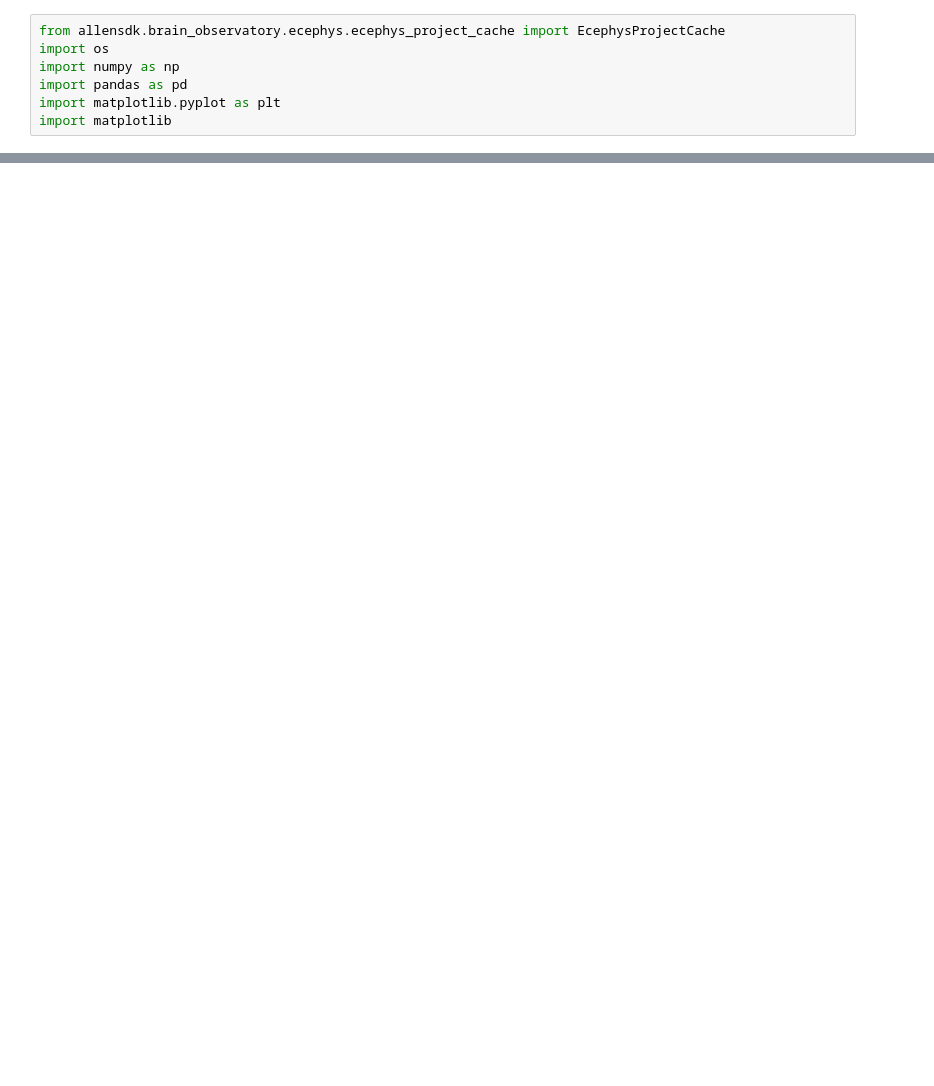
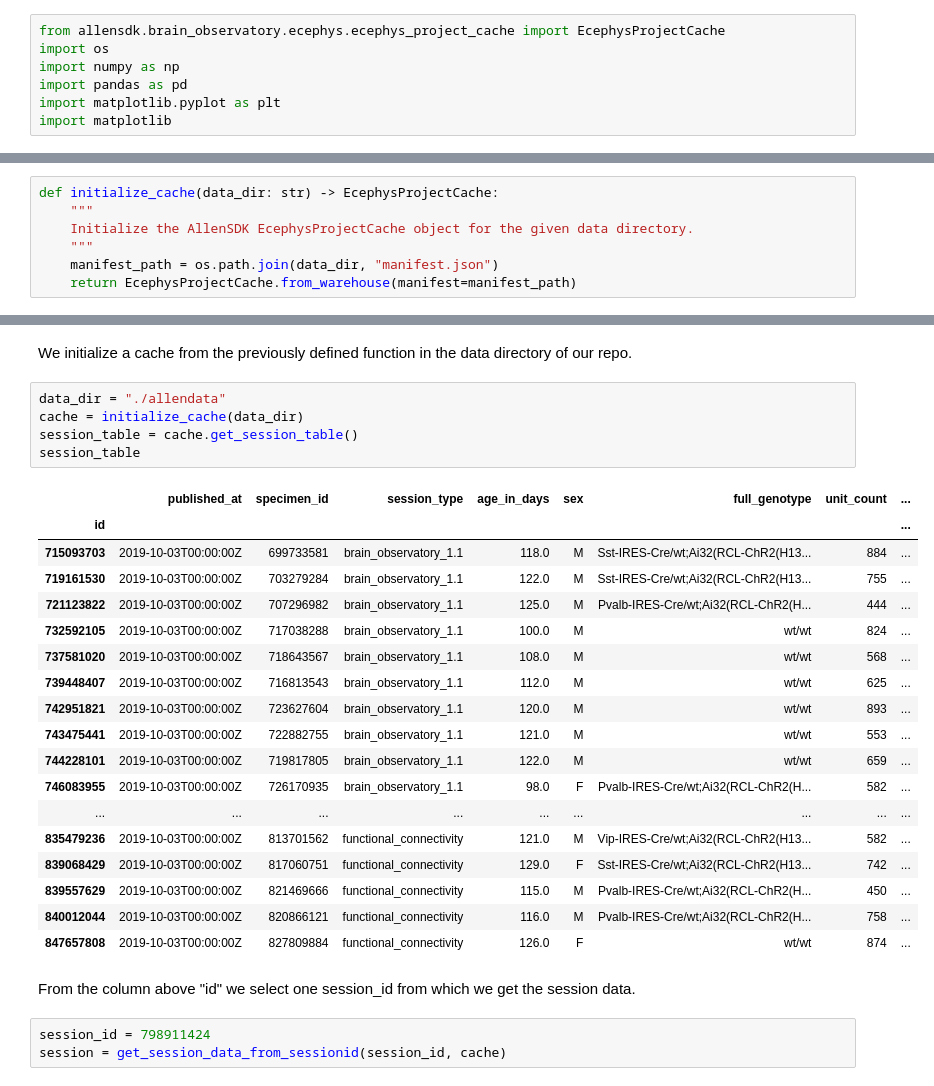
Before and after one commit to FilippoRonzino/mathematical-modelling-for-neuroscience, a Jupyter notebook: import_data.ipynb, the cells around one changed output, grey strips where cells are left out. Cells and saved outputs as stored; diff of their text form; blank space fills up the shorter version.

Commit message:
refactored import_data

```diff
--- a/import_data.ipynb
+++ b/import_data.ipynb
@@ -119,0 +8,7 @@ static_dataset.to_parquet(f'ourdata/static_dataset_session_{session}.parquet')
+# %%
+def initialize_cache(data_dir: str) -> EcephysProjectCache:
+    """
+    Initialize the AllenSDK EcephysProjectCache object for the given data directory.
+    """
+    manifest_path = os.path.join(data_dir, "manifest.json")
+    return EcephysProjectCache.from_warehouse(manifest=manifest_path)
@@ -119,0 +60,31 @@ static_dataset.to_parquet(f'ourdata/static_dataset_session_{session}.parquet')
+# %% [markdown]
+We initialize a cache from the previously defined function in the data directory of our repo.
+# %%
+data_dir = "./allendata"
+cache = initialize_cache(data_dir)
+session_table = cache.get_session_table()
+session_table
+# %% [output]
+|  | published_at | specimen_id | session_type | age_in_days | sex | full_genotype | unit_count | ... |
+| id |  |  |  |  |  |  |  | ... |
+| 715093703 | 2019-10-03T00:00:00Z | 699733581 | brain_observatory_1.1 | 118.0 | M | Sst-IRES-Cre/wt;Ai32(RCL-ChR2(H13... | 884 | ... |
+| 719161530 | 2019-10-03T00:00:00Z | 703279284 | brain_observatory_1.1 | 122.0 | M | Sst-IRES-Cre/wt;Ai32(RCL-ChR2(H13... | 755 | ... |
+| 721123822 | 2019-10-03T00:00:00Z | 707296982 | brain_observatory_1.1 | 125.0 | M | Pvalb-IRES-Cre/wt;Ai32(RCL-ChR2(H... | 444 | ... |
+| 732592105 | 2019-10-03T00:00:00Z | 717038288 | brain_observatory_1.1 | 100.0 | M | wt/wt | 824 | ... |
+| 737581020 | 2019-10-03T00:00:00Z | 718643567 | brain_observatory_1.1 | 108.0 | M | wt/wt | 568 | ... |
+| 739448407 | 2019-10-03T00:00:00Z | 716813543 | brain_observatory_1.1 | 112.0 | M | wt/wt | 625 | ... |
+| 742951821 | 2019-10-03T00:00:00Z | 723627604 | brain_observatory_1.1 | 120.0 | M | wt/wt | 893 | ... |
+| 743475441 | 2019-10-03T00:00:00Z | 722882755 | brain_observatory_1.1 | 121.0 | M | wt/wt | 553 | ... |
+| 744228101 | 2019-10-03T00:00:00Z | 719817805 | brain_observatory_1.1 | 122.0 | M | wt/wt | 659 | ... |
+| 746083955 | 2019-10-03T00:00:00Z | 726170935 | brain_observatory_1.1 | 98.0 | F | Pvalb-IRES-Cre/wt;Ai32(RCL-ChR2(H... | 582 | ... |
+| ... | ... | ... | ... | ... | ... | ... | ... | ... |
+| 835479236 | 2019-10-03T00:00:00Z | 813701562 | functional_connectivity | 121.0 | M | Vip-IRES-Cre/wt;Ai32(RCL-ChR2(H13... | 582 | ... |
+| 839068429 | 2019-10-03T00:00:00Z | 817060751 | functional_connectivity | 129.0 | F | Sst-IRES-Cre/wt;Ai32(RCL-ChR2(H13... | 742 | ... |
+| 839557629 | 2019-10-03T00:00:00Z | 821469666 | functional_connectivity | 115.0 | M | Pvalb-IRES-Cre/wt;Ai32(RCL-ChR2(H... | 450 | ... |
+| 840012044 | 2019-10-03T00:00:00Z | 820866121 | functional_connectivity | 116.0 | M | Pvalb-IRES-Cre/wt;Ai32(RCL-ChR2(H... | 758 | ... |
+| 847657808 | 2019-10-03T00:00:00Z | 827809884 | functional_connectivity | 126.0 | F | wt/wt | 874 | ... |
+# %% [markdown]
+From the column above "id" we select one session_id from which we get the session data.
+# %%
+session_id = 798911424
+session = get_session_data_from_sessionid(session_id, cache)
```
Also changed, not shown: parts of 31 cells of this notebook.
